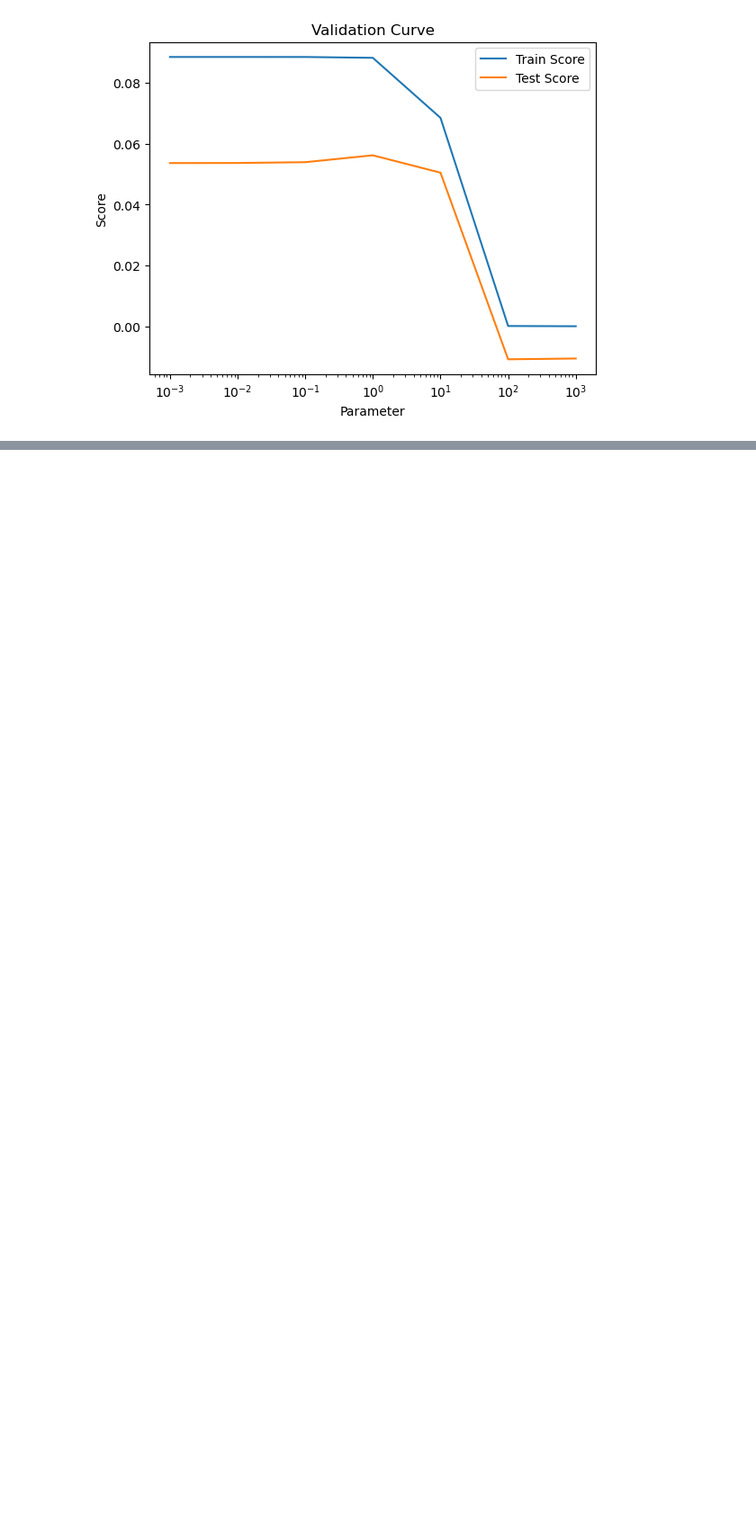
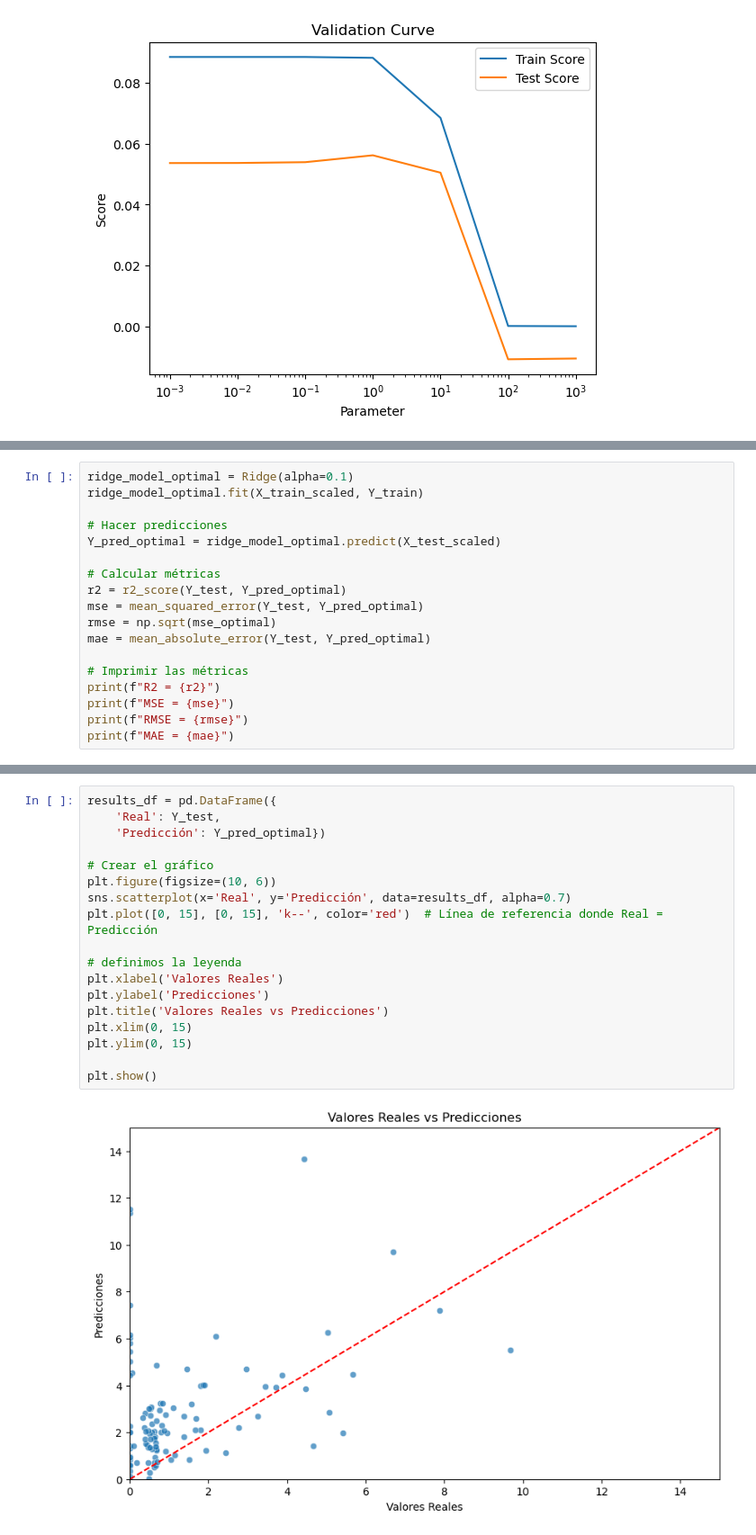
Before and after one commit to RubG4/TFM_MasterBigData_MTG, a Jupyter notebook: Modelos/ModeloSupervisado.ipynb, the cells around one changed output, grey strips where cells are left out. Shown at 90% size. Saved outputs shown, nothing was run; the diff lists cells and outputs as text; blank space fills up the shorter version.

Commit message:
Modelo ridge y nuevo df

```diff
--- a/Modelos/ModeloSupervisado.ipynb
+++ b/Modelos/ModeloSupervisado.ipynb
@@ -424,0 +480,18 @@ plt.show()
+# %%
+ridge_model_optimal = Ridge(alpha=0.1)
+ridge_model_optimal.fit(X_train_scaled, Y_train)
+
+# Hacer predicciones
+Y_pred_optimal = ridge_model_optimal.predict(X_test_scaled)
+
+# Calcular métricas
+r2 = r2_score(Y_test, Y_pred_optimal)
+mse = mean_squared_error(Y_test, Y_pred_optimal)
+rmse = np.sqrt(mse_optimal)
+mae = mean_absolute_error(Y_test, Y_pred_optimal)
+
+# Imprimir las métricas
+print(f"R2 = {r2}")
+print(f"MSE = {mse}")
+print(f"RMSE = {rmse}")
+print(f"MAE = {mae}")
@@ -424,0 +503,20 @@ plt.show()
+# %%
+results_df = pd.DataFrame({
+    'Real': Y_test,
+    'Predicción': Y_pred_optimal})
+
+# Crear el gráfico
+plt.figure(figsize=(10, 6))
+sns.scatterplot(x='Real', y='Predicción', data=results_df, alpha=0.7)
+plt.plot([0, 15], [0, 15], 'k--', color='red')  # Línea de referencia donde Real = Predicción
+
+# definimos la leyenda
+plt.xlabel('Valores Reales')
+plt.ylabel('Predicciones')
+plt.title('Valores Reales vs Predicciones')
+plt.xlim(0, 15)
+plt.ylim(0, 15)
+
+plt.show()
+# %% [output]
+[figure, added]
```
Also changed, not shown: parts of 11 cells of this notebook, 2 other files.
